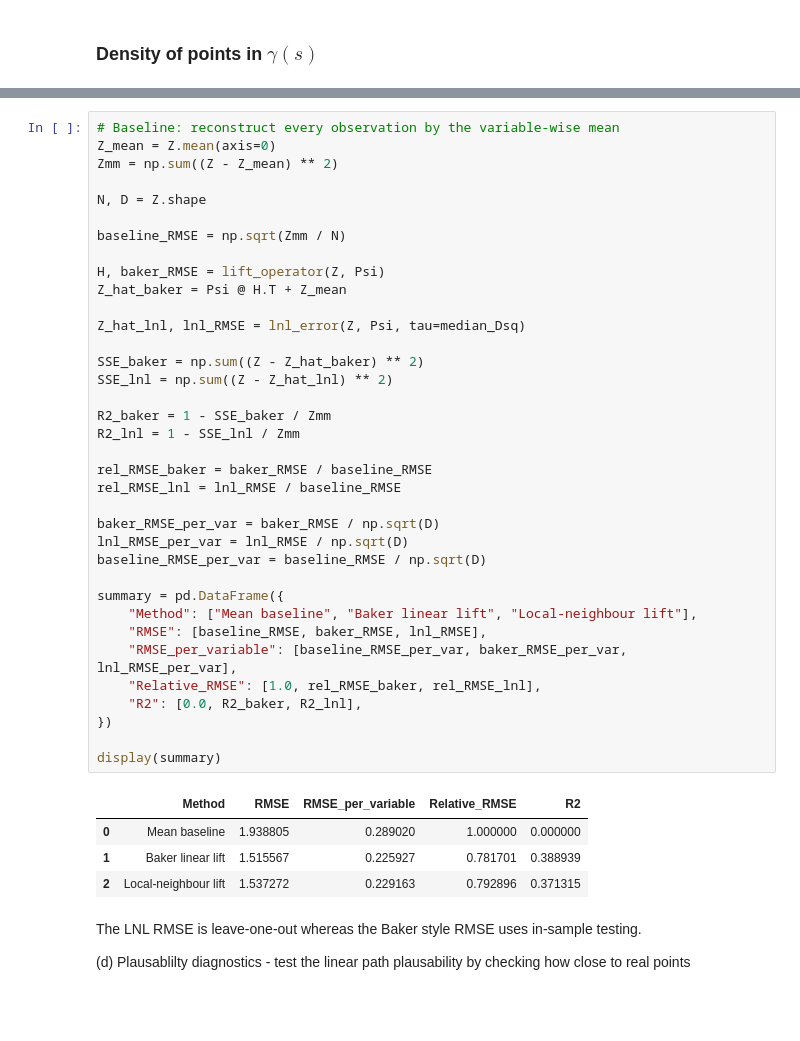
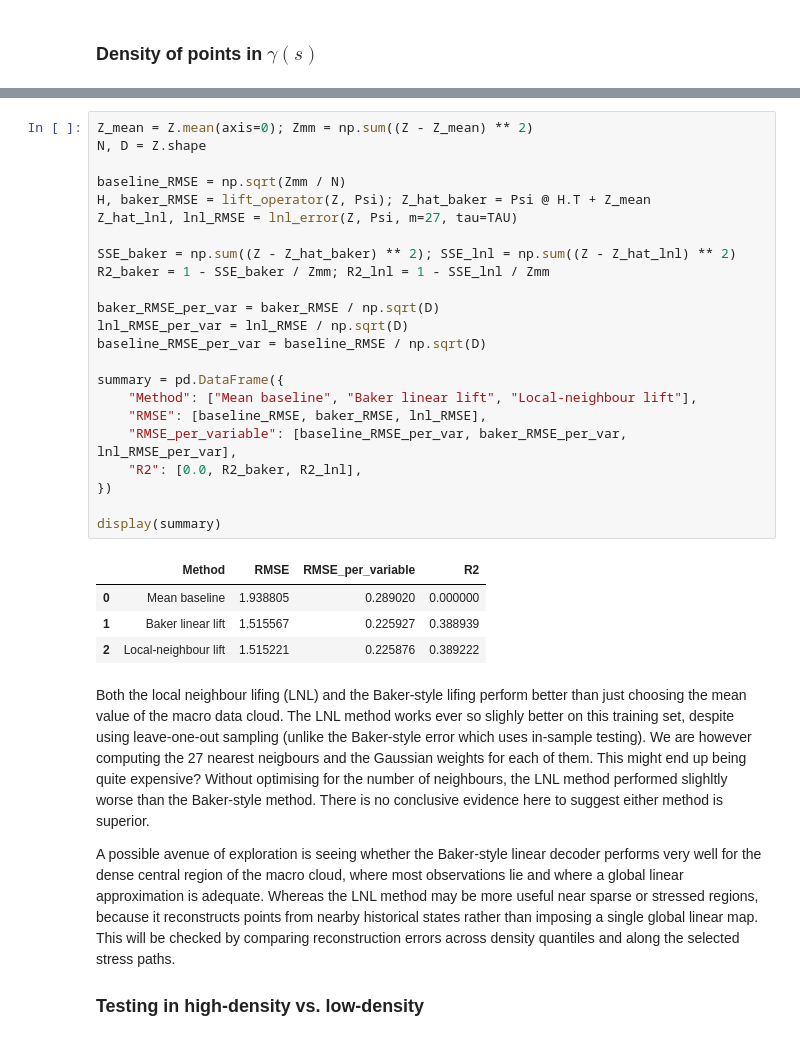
Before and after one commit to adamfowliee/JDKF_Starter, a Jupyter notebook: dissertation_brief/brief_phase5.ipynb, the cells around one changed output, grey strips where cells are left out. Cells and saved outputs as stored; diff of their text form; blank space fills up the shorter version.

```diff
--- a/dissertation_brief/brief_phase5.ipynb
+++ b/dissertation_brief/brief_phase5.ipynb
@@ -169,45 +145,34 @@ R2 value for LNL: 0.3713
 # %%
-# Baseline: reconstruct every observation by the variable-wise mean
-Z_mean = Z.mean(axis=0)
-Zmm = np.sum((Z - Z_mean) ** 2)
-
+Z_mean = Z.mean(axis=0); Zmm = np.sum((Z - Z_mean) ** 2)
 N, D = Z.shape
 
 baseline_RMSE = np.sqrt(Zmm / N)
+H, baker_RMSE = lift_operator(Z, Psi); Z_hat_baker = Psi @ H.T + Z_mean
+Z_hat_lnl, lnl_RMSE = lnl_error(Z, Psi, m=27, tau=TAU)
 
-H, baker_RMSE = lift_operator(Z, Psi)
-Z_hat_baker = Psi @ H.T + Z_mean
-
-Z_hat_lnl, lnl_RMSE = lnl_error(Z, Psi, tau=median_Dsq)
-
-SSE_baker = np.sum((Z - Z_hat_baker) ** 2)
-SSE_lnl = np.sum((Z - Z_hat_lnl) ** 2)
-
-R2_baker = 1 - SSE_baker / Zmm
-R2_lnl = 1 - SSE_lnl / Zmm
-
-rel_RMSE_baker = baker_RMSE / baseline_RMSE
-rel_RMSE_lnl = lnl_RMSE / baseline_RMSE
+SSE_baker = np.sum((Z - Z_hat_baker) ** 2); SSE_lnl = np.sum((Z - Z_hat_lnl) ** 2)
+R2_baker = 1 - SSE_baker / Zmm; R2_lnl = 1 - SSE_lnl / Zmm
 
 baker_RMSE_per_var = baker_RMSE / np.sqrt(D)
 lnl_RMSE_per_var = lnl_RMSE / np.sqrt(D)
 baseline_RMSE_per_var = baseline_RMSE / np.sqrt(D)
 
 summary = pd.DataFrame({
     "Method": ["Mean baseline", "Baker linear lift", "Local-neighbour lift"],
     "RMSE": [baseline_RMSE, baker_RMSE, lnl_RMSE],
     "RMSE_per_variable": [baseline_RMSE_per_var, baker_RMSE_per_var, lnl_RMSE_per_var],
-    "Relative_RMSE": [1.0, rel_RMSE_baker, rel_RMSE_lnl],
     "R2": [0.0, R2_baker, R2_lnl],
 })
 
 display(summary)
 # %% [output]
-|  | Method | RMSE | RMSE_per_variable | Relative_RMSE | R2 |
-| 0 | Mean baseline | 1.938805 | 0.289020 | 1.000000 | 0.000000 |
-| 1 | Baker linear lift | 1.515567 | 0.225927 | 0.781701 | 0.388939 |
-| 2 | Local-neighbour lift | 1.537272 | 0.229163 | 0.792896 | 0.371315 |
+|  | Method | RMSE | RMSE_per_variable | R2 |
+| 0 | Mean baseline | 1.938805 | 0.289020 | 0.000000 |
+| 1 | Baker linear lift | 1.515567 | 0.225927 | 0.388939 |
+| 2 | Local-neighbour lift | 1.515221 | 0.225876 | 0.389222 |
 # %% [markdown]
-The LNL RMSE is leave-one-out whereas the Baker style RMSE uses in-sample testing.
+Both the local neighbour lifing (LNL) and the Baker-style lifing perform better than just choosing the mean value of the macro data cloud. The LNL method works ever so slighly better on this training set, despite using leave-one-out sampling (unlike the Baker-style error which uses in-sample testing). We are however computing the 27 nearest neigbours and the Gaussian weights for each of them. This might end up being quite expensive? Without optimising for the number of neighbours, the LNL method performed slighltly worse than the Baker-style method. There is no conclusive evidence here to suggest either method is superior.
 
-(d) Plausablilty diagnostics - test the linear path plausability by checking how close to real points
+A possible avenue of exploration is seeing whether the Baker-style linear decoder performs very well for the dense central region of the macro cloud, where most observations lie and where a global linear approximation is adequate. Whereas the LNL method may be more useful near sparse or stressed regions, because it reconstructs points from nearby historical states rather than imposing a single global linear map. This will be checked by comparing reconstruction errors across density quantiles and along the selected stress paths.
+
+### Testing in high-density vs. low-density
```
Also changed, not shown: parts of 23 cells of this notebook.
